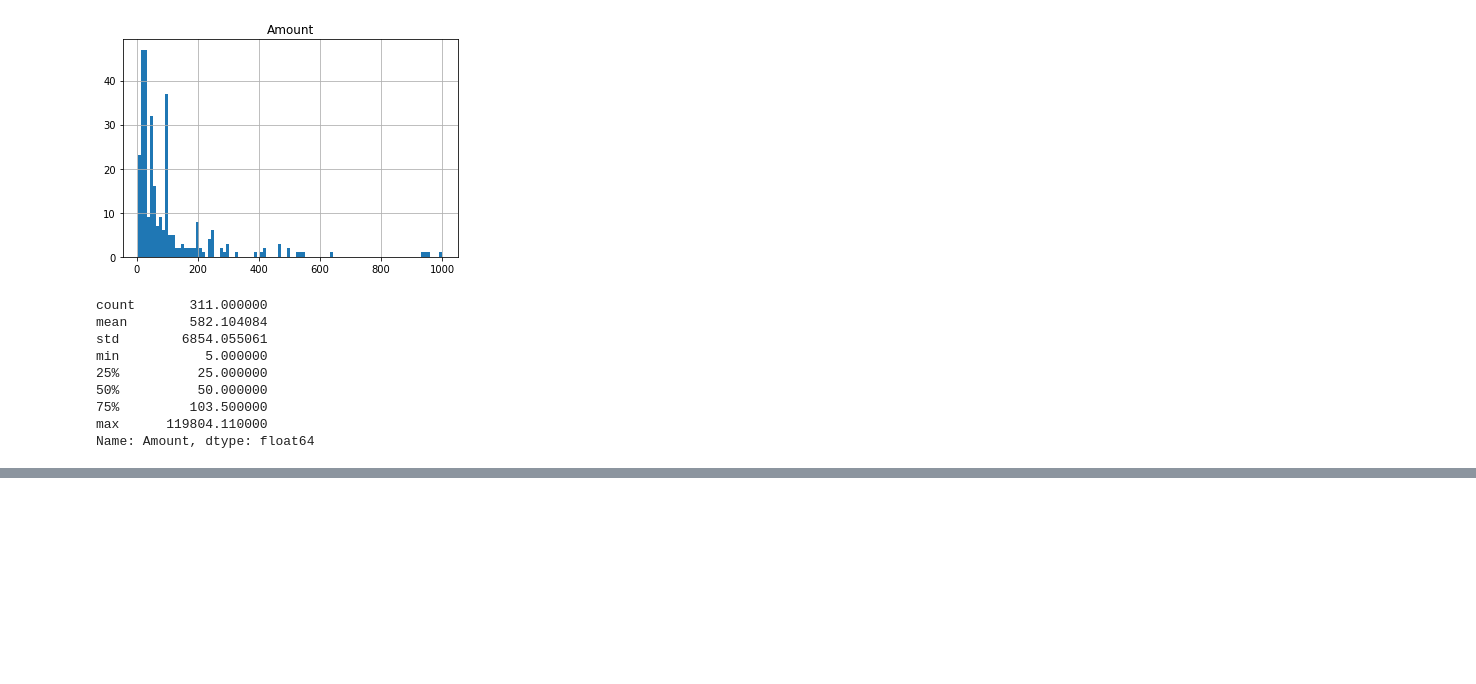
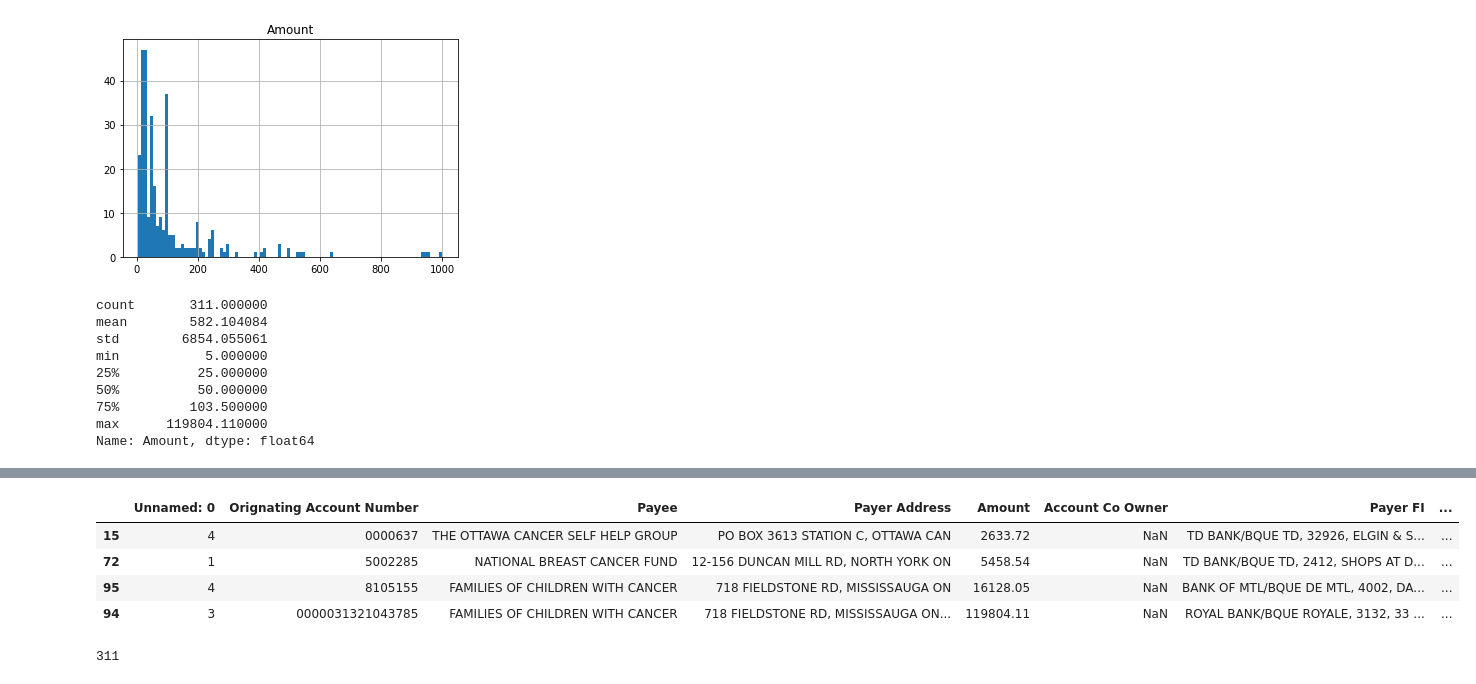
Before and after one commit to michael-gracie/un_claimed, a Jupyter notebook: notebooks/2-cancer_data_analysis.ipynb, the cells around one changed output, grey strips where cells are left out. Cells and saved outputs as stored; diff of their text form; code cells hidden in the pictures; blank space fills up the shorter version.

```diff
--- a/notebooks/2-cancer_data_analysis.ipynb
+++ b/notebooks/2-cancer_data_analysis.ipynb
@@ -69,0 +74,18 @@ Name: Amount, dtype: float64
+# %%
+df['cum_amt'] = df.sort_values(by='Amount',ascending = False)['Amount'].cumsum()
+# %%
+df['amt'] = df['Amount'].sum()
+# %%
+df['amt_per'] = df['cum_amt']/df['amt']
+# %%
+df[df['amt_per'].lt(0.8)].sort_values(by='Amount')
+# %% [output]
+|  | Unnamed: 0 | Orignating Account Number | Payee | Payer Address | Amount | Account Co Owner | Payer FI | ... |
+| 15 | 4 | 0000637 | THE OTTAWA CANCER SELF HELP GROUP | PO BOX 3613 STATION C, OTTAWA CAN | 2633.72 | NaN | TD BANK/BQUE TD, 32926, ELGIN & S... | ... |
+| 72 | 1 | 5002285 | NATIONAL BREAST CANCER FUND | 12-156 DUNCAN MILL RD, NORTH YORK ON | 5458.54 | NaN | TD BANK/BQUE TD, 2412, SHOPS AT D... | ... |
+| 95 | 4 | 8105155 | FAMILIES OF CHILDREN WITH CANCER | 718 FIELDSTONE RD, MISSISSAUGA ON | 16128.05 | NaN | BANK OF MTL/BQUE DE MTL, 4002, DA... | ... |
+| 94 | 3 | 0000031321043785 | FAMILIES OF CHILDREN WITH CANCER | 718 FIELDSTONE RD, MISSISSAUGA ON... | 119804.11 | NaN | ROYAL BANK/BQUE ROYALE, 3132, 33 ... | ... |
+# %%
+df.shape[0]
+# %% [output]
+311
```
Also changed, not shown: parts of 1 cell of this notebook, 2 other files.
